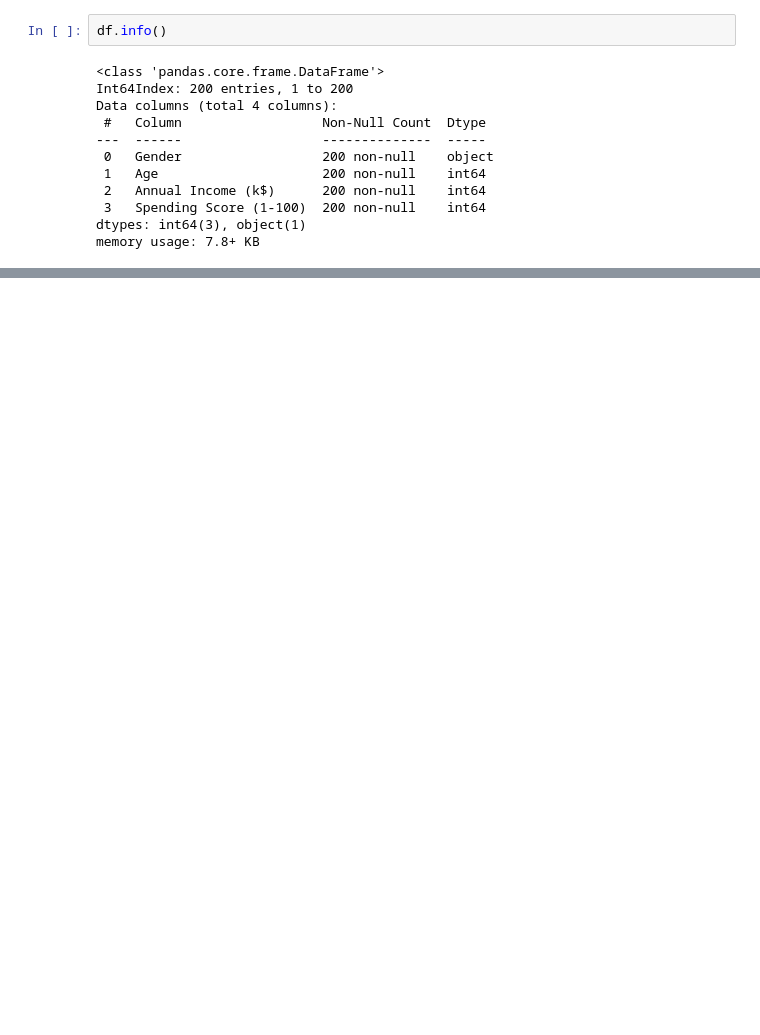
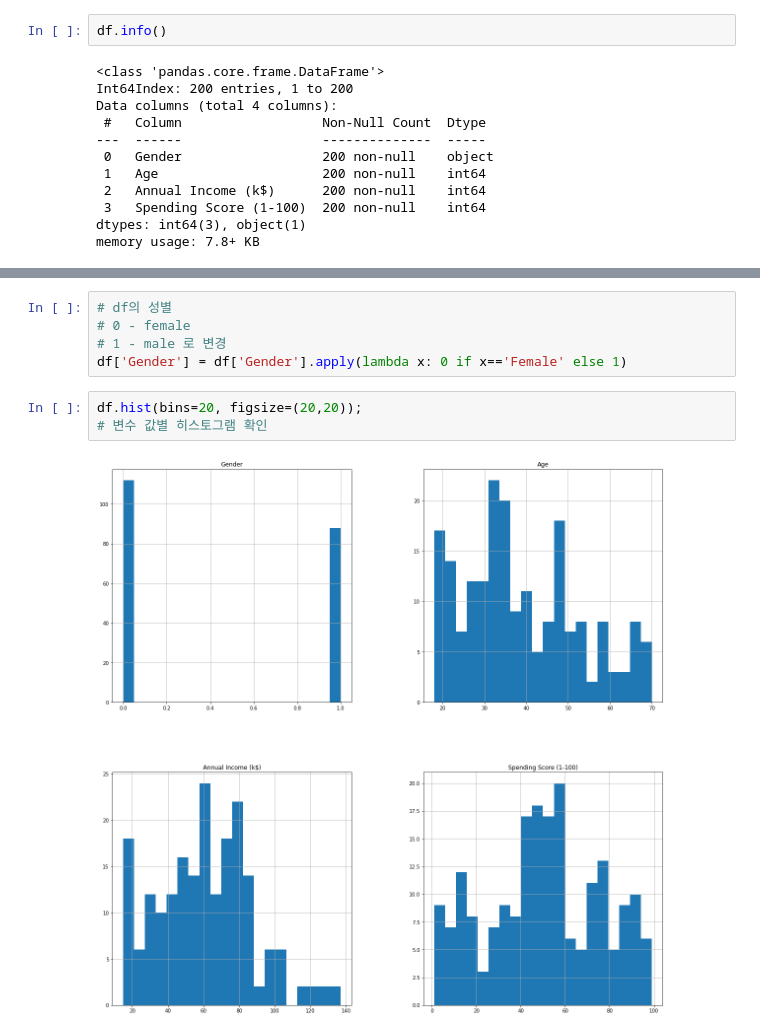
Before and after one commit to HssngH/ToBigs18, a Jupyter notebook: Clustering_과제.ipynb, the cells around one changed output, grey strips where cells are left out. Saved outputs shown, nothing was run; the diff lists cells and outputs as text; blank space fills up the shorter version.

```diff
--- a/Clustering_과제.ipynb
+++ b/Clustering_과제.ipynb
@@ -51,0 +81,10 @@ memory usage: 7.8+ KB
+# %%
+# df의 성별
+# 0 - female
+# 1 - male 로 변경
+df['Gender'] = df['Gender'].apply(lambda x: 0 if x=='Female' else 1)
+# %%
+df.hist(bins=20, figsize=(20,20));
+# 변수 값별 히스토그램 확인
+# %% [output]
+[figure, added]
```
Also changed, not shown: parts of 9 cells of this notebook.
